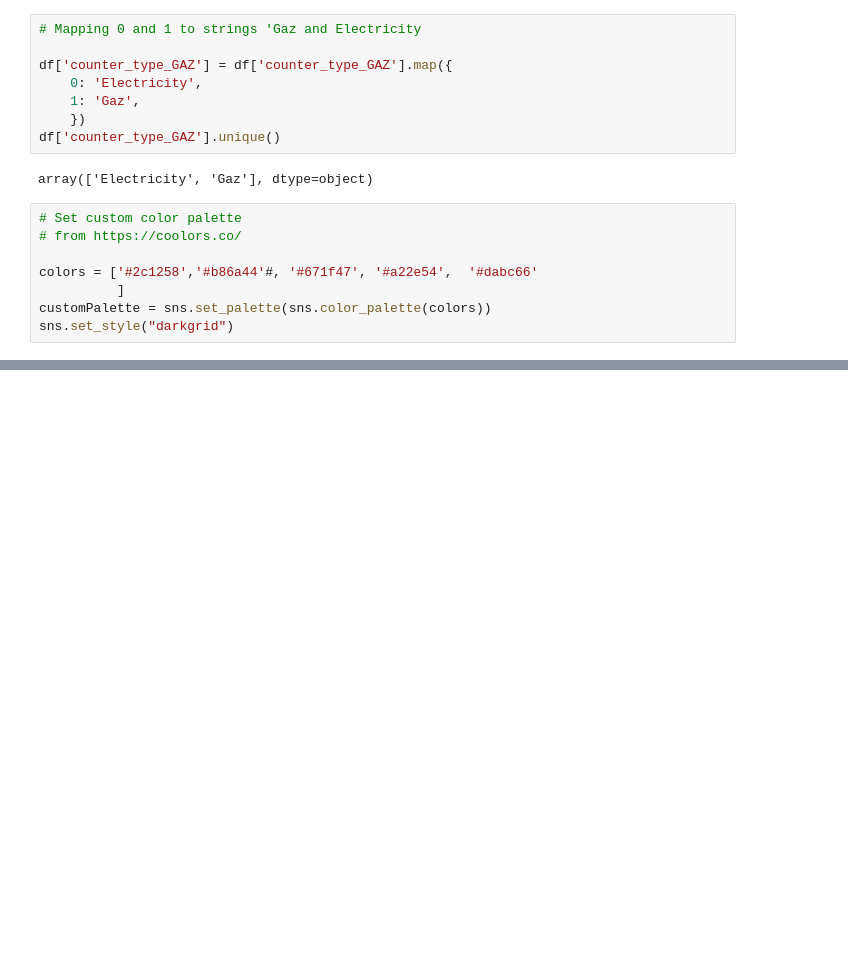
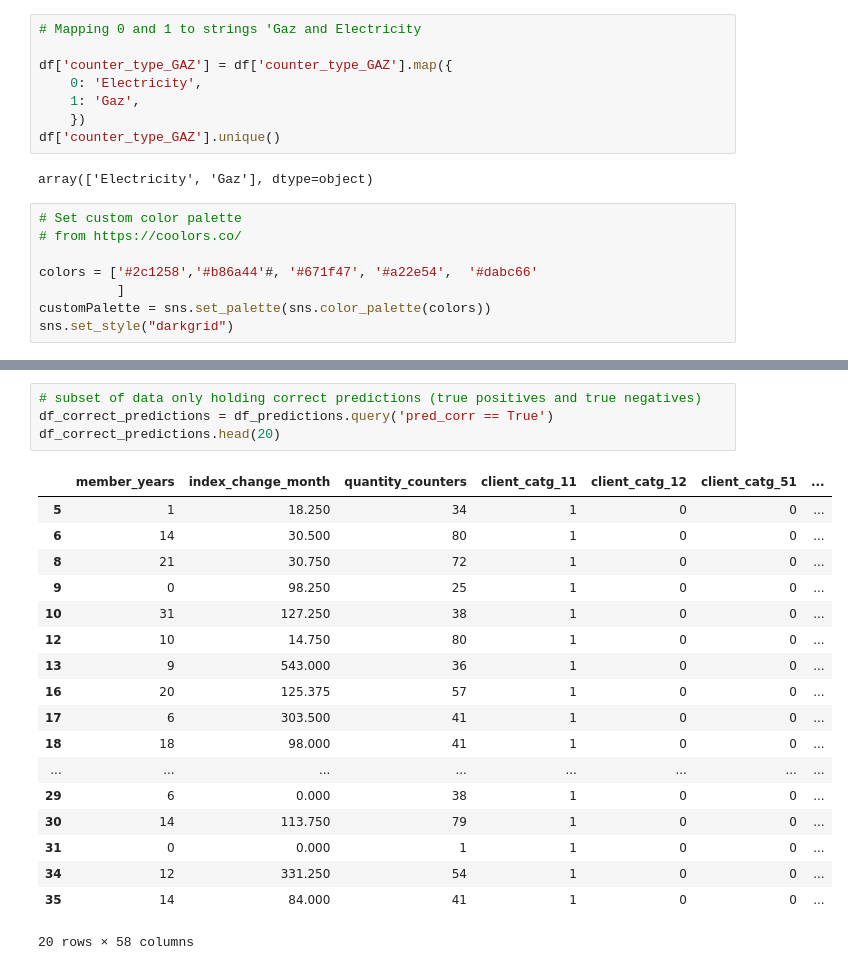
Before and after one commit to Cazta/fraud_detection_electricity_company, a Jupyter notebook: plot_target_distribution.ipynb, the cells around one changed output, grey strips where cells are left out. Drawn from its saved outputs; the diff is of its cells as text; blank space fills up the shorter version.

```diff
--- a/plot_target_distribution.ipynb
+++ b/plot_target_distribution.ipynb
@@ -120,0 +93,23 @@ NameError: name 'df_kc_clean' is not defined
+# %%
+# subset of data only holding correct predictions (true positives and true negatives)
+df_correct_predictions = df_predictions.query('pred_corr == True')
+df_correct_predictions.head(20)
+# %% [output]
+|  | member_years | index_change_month | quantity_counters | client_catg_11 | client_catg_12 | client_catg_51 | ... |
+| 5 | 1 | 18.250 | 34 | 1 | 0 | 0 | ... |
+| 6 | 14 | 30.500 | 80 | 1 | 0 | 0 | ... |
+| 8 | 21 | 30.750 | 72 | 1 | 0 | 0 | ... |
+| 9 | 0 | 98.250 | 25 | 1 | 0 | 0 | ... |
+| 10 | 31 | 127.250 | 38 | 1 | 0 | 0 | ... |
+| 12 | 10 | 14.750 | 80 | 1 | 0 | 0 | ... |
+| 13 | 9 | 543.000 | 36 | 1 | 0 | 0 | ... |
+| 16 | 20 | 125.375 | 57 | 1 | 0 | 0 | ... |
+| 17 | 6 | 303.500 | 41 | 1 | 0 | 0 | ... |
+| 18 | 18 | 98.000 | 41 | 1 | 0 | 0 | ... |
+| ... | ... | ... | ... | ... | ... | ... | ... |
+| 29 | 6 | 0.000 | 38 | 1 | 0 | 0 | ... |
+| 30 | 14 | 113.750 | 79 | 1 | 0 | 0 | ... |
+| 31 | 0 | 0.000 | 1 | 1 | 0 | 0 | ... |
+| 34 | 12 | 331.250 | 54 | 1 | 0 | 0 | ... |
+| 35 | 14 | 84.000 | 41 | 1 | 0 | 0 | ... |
+20 rows × 58 columns
```
Also changed, not shown: parts of 11 cells of this notebook, 1 other file.
